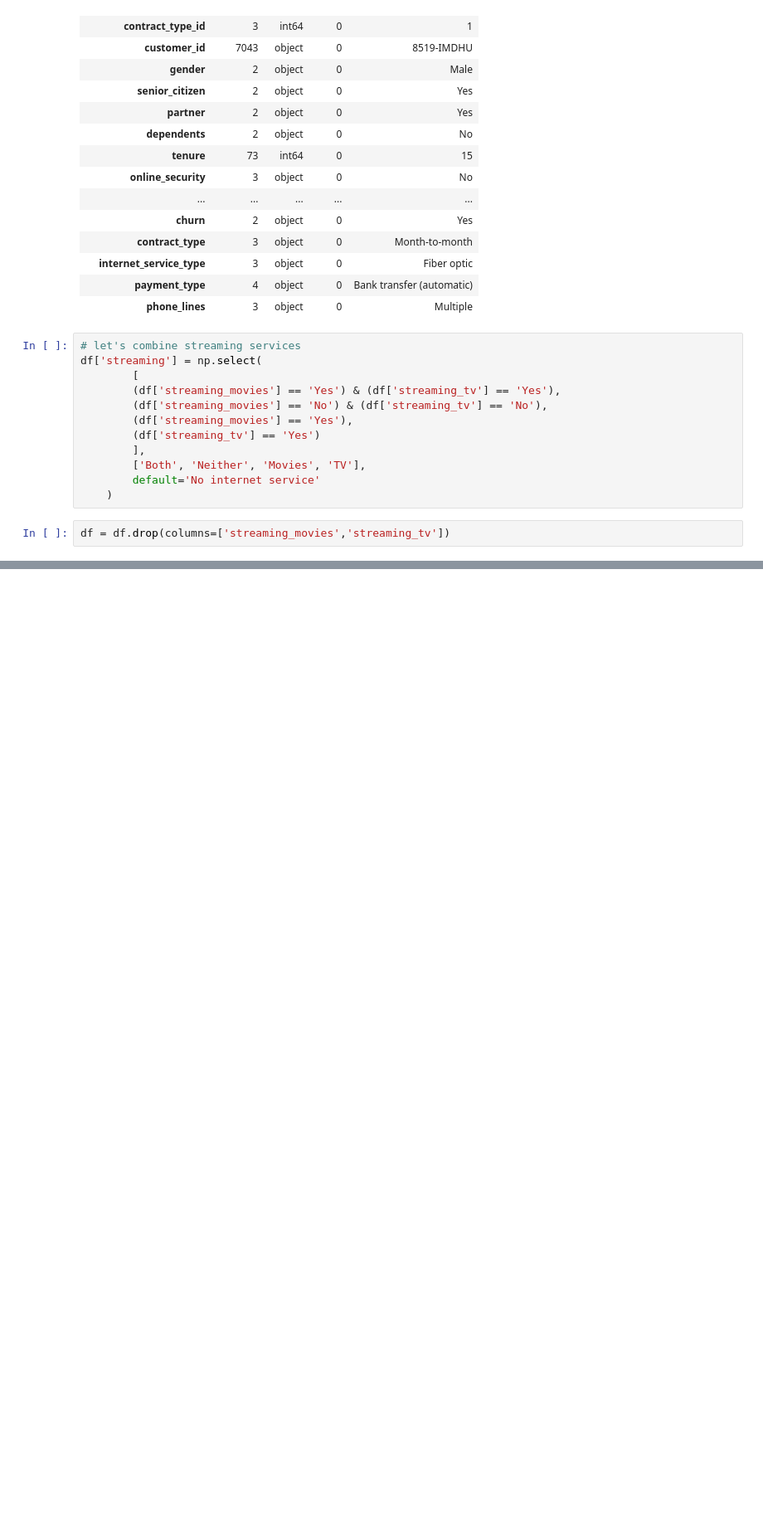
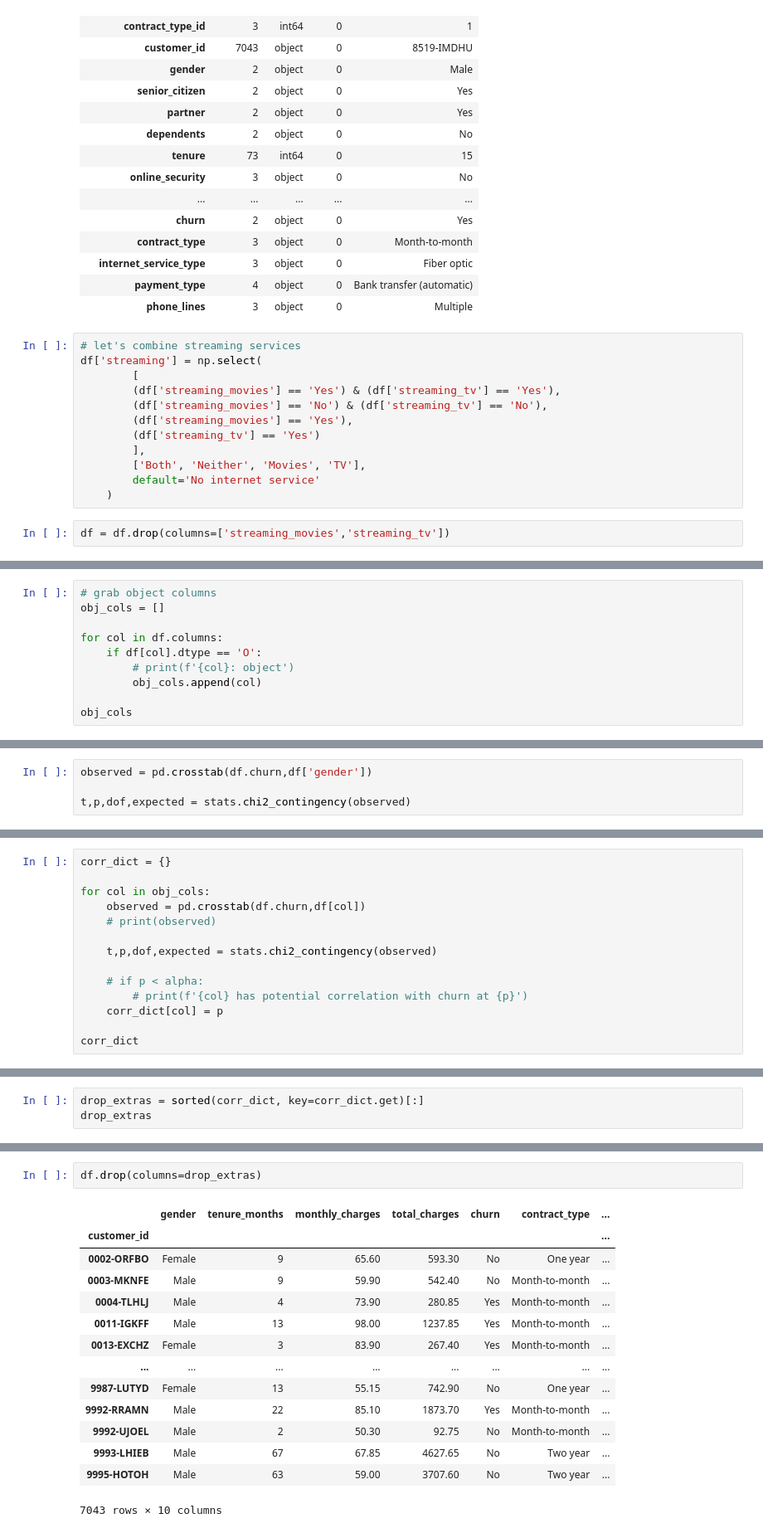
Before and after one commit to Michael-Nelson361/Telco_Report, a Jupyter notebook: preparation.ipynb, the cells around one changed output, grey strips where cells are left out. Shown at 83% size. Saved outputs shown, nothing was run; the diff lists cells and outputs as text; blank space fills up the shorter version.

```diff
--- a/preparation.ipynb
+++ b/preparation.ipynb
@@ -386,0 +627,10 @@ def prep_telco(df):
+# %%
+# grab object columns
+obj_cols = []
+
+for col in df.columns:
+    if df[col].dtype == 'O':
+        # print(f'{col}: object')
+        obj_cols.append(col)
+
+obj_cols
@@ -386,0 +657,4 @@ def prep_telco(df):
+# %%
+observed = pd.crosstab(df.churn,df['gender'])
+
+t,p,dof,expected = stats.chi2_contingency(observed)
@@ -386,0 +670,14 @@ def prep_telco(df):
+# %%
+corr_dict = {}
+
+for col in obj_cols:
+    observed = pd.crosstab(df.churn,df[col])
+    # print(observed)
+
+    t,p,dof,expected = stats.chi2_contingency(observed)
+
+    # if p < alpha:
+        # print(f'{col} has potential correlation with churn at {p}')
+    corr_dict[col] = p
+
+corr_dict
@@ -386,0 +714,3 @@ def prep_telco(df):
+# %%
+drop_extras = sorted(corr_dict, key=corr_dict.get)[:]
+drop_extras
@@ -386,0 +731,17 @@ def prep_telco(df):
+# %%
+df.drop(columns=drop_extras)
+# %% [output]
+|  | gender | tenure_months | monthly_charges | total_charges | churn | contract_type | ... |
+| customer_id |  |  |  |  |  |  | ... |
+| 0002-ORFBO | Female | 9 | 65.60 | 593.30 | No | One year | ... |
+| 0003-MKNFE | Male | 9 | 59.90 | 542.40 | No | Month-to-month | ... |
+| 0004-TLHLJ | Male | 4 | 73.90 | 280.85 | Yes | Month-to-month | ... |
+| 0011-IGKFF | Male | 13 | 98.00 | 1237.85 | Yes | Month-to-month | ... |
+| 0013-EXCHZ | Female | 3 | 83.90 | 267.40 | Yes | Month-to-month | ... |
+| ... | ... | ... | ... | ... | ... | ... | ... |
+| 9987-LUTYD | Female | 13 | 55.15 | 742.90 | No | One year | ... |
+| 9992-RRAMN | Male | 22 | 85.10 | 1873.70 | Yes | Month-to-month | ... |
+| 9992-UJOEL | Male | 2 | 50.30 | 92.75 | No | Month-to-month | ... |
+| 9993-LHIEB | Male | 67 | 67.85 | 4627.65 | No | Two year | ... |
+| 9995-HOTOH | Male | 63 | 59.00 | 3707.60 | No | Two year | ... |
+7043 rows × 10 columns
```
Also changed, not shown: parts of 38 cells of this notebook.
